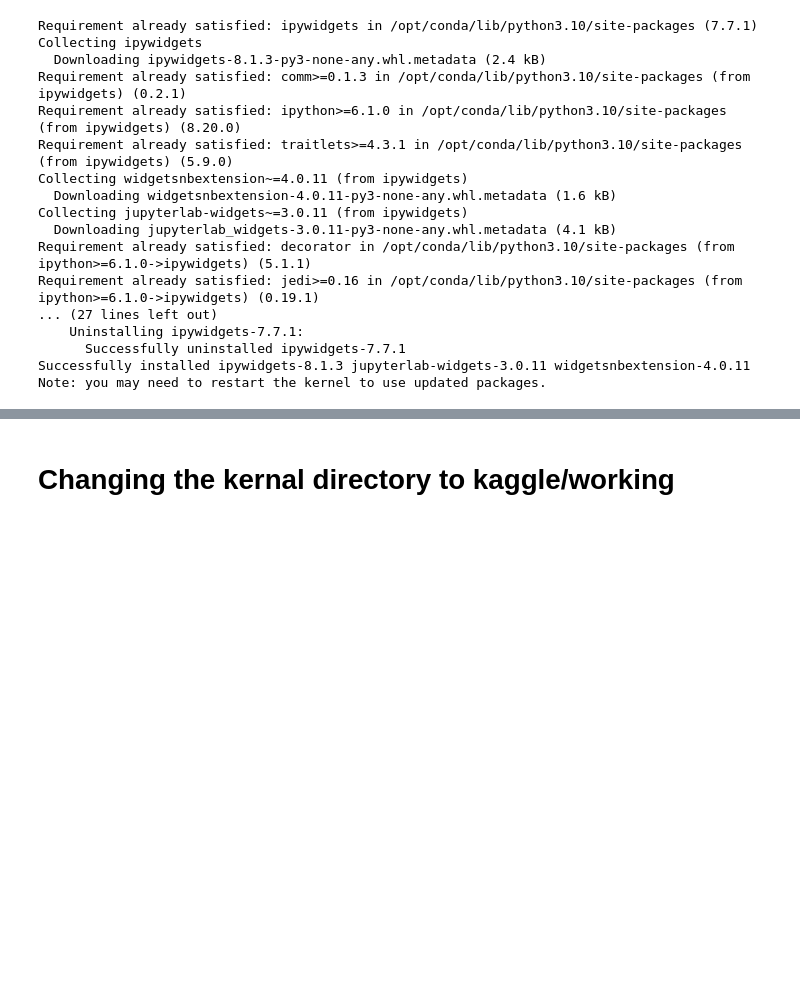
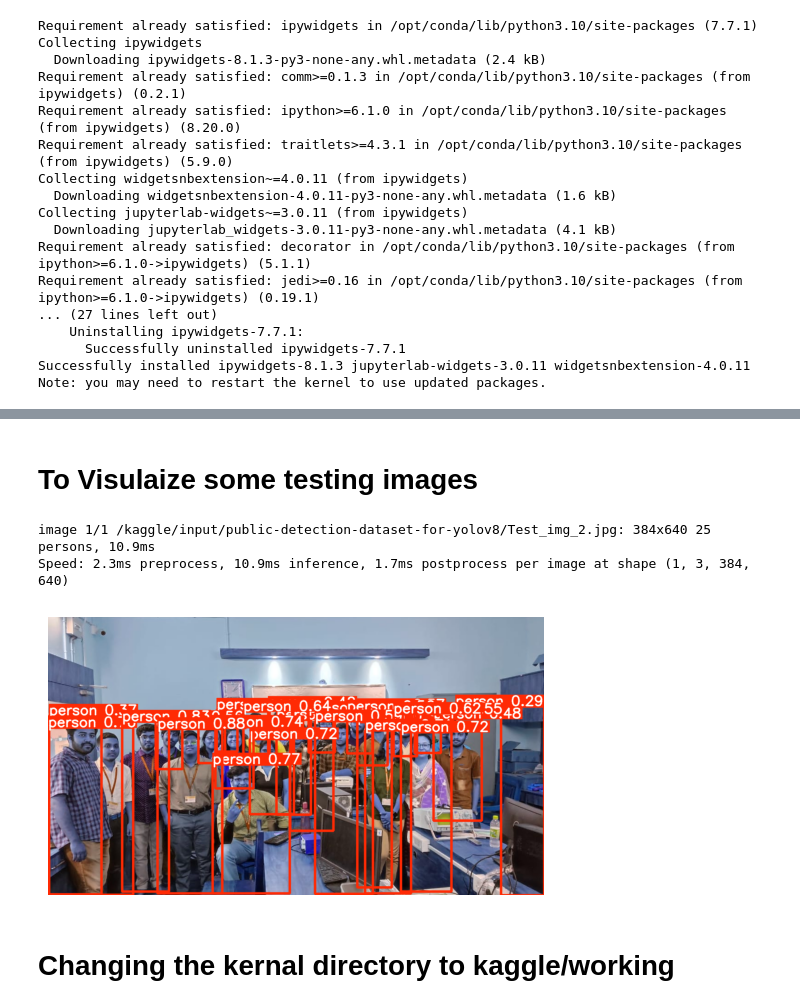
Before and after one commit to GithubSohamSaha/Public-detection-Project, a Jupyter notebook: public-detection-using-yolov8.ipynb, the cells around one changed output, grey strips where cells are left out. Saved outputs shown, nothing was run; the diff lists cells and outputs as text; code cells hidden in the pictures; blank space fills up the shorter version.

Commit message:
Kaggle Notebook | public detection using YoLoV8 | Version 11

```diff
--- a/public-detection-using-yolov8.ipynb
+++ b/public-detection-using-yolov8.ipynb
@@ -97,4 +112,36 @@ Results saved to runs/detect/predict2
 💡 Learn more at https://docs.ultralytics.com/modes/predict
+# %% [markdown]
+# **To Visulaize some testing images**
+# %%
+from ultralytics import YOLO
+import matplotlib.pyplot as plt
+
+# Load the trained model
+model = YOLO('/kaggle/working/runs/detect/train2/weights/best.pt')  # Replace with the path to your best.pt
+
+# Specify the path to the image or directory of images you want to visualize
+image_path = '/kaggle/input/public-detection-dataset-for-yolov8/Test_img_2.jpg'
+
+# Perform inference and visualize results
+results = model(image_path)
+
+# Function to plot and display results
+def display_results(result):
+    # Plot the results
+    plt.imshow(result.plot())
+    plt.axis('off')
+    plt.show()
+
+# Check if results is a list and iterate over each result
+if isinstance(results, list):
+    for result in results:
+        display_results(result)
+else:
+    display_results(results)
+# %% [output]
+image 1/1 /kaggle/input/public-detection-dataset-for-yolov8/Test_img_2.jpg: 384x640 25 persons, 10.9ms
+Speed: 2.3ms preprocess, 10.9ms inference, 1.7ms postprocess per image at shape (1, 3, 384, 640)
+[figure, added]
 # %% [markdown]
 # **Changing the kernal directory to kaggle/working**
 # %%
```
Also changed, not shown: parts of 4 cells of this notebook.
